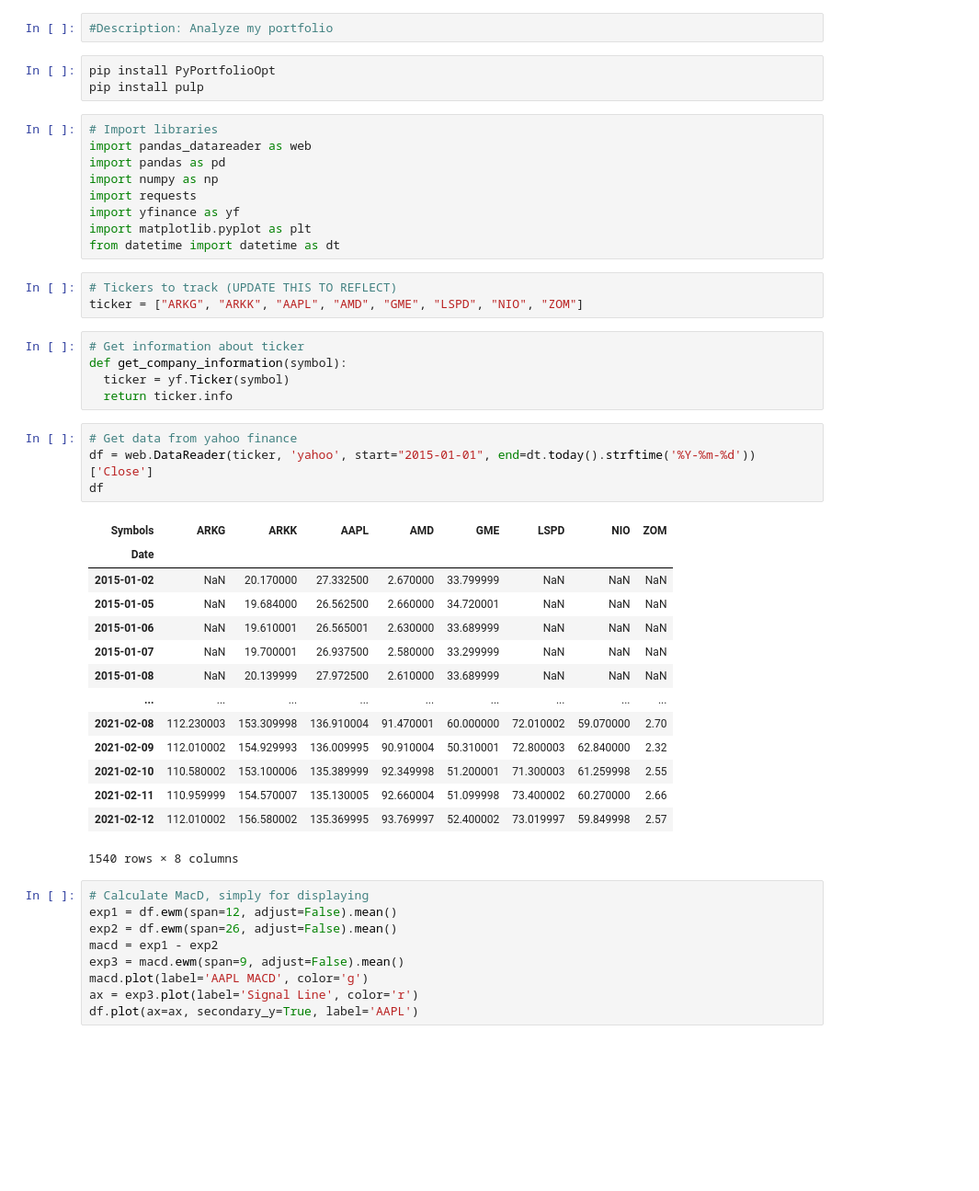
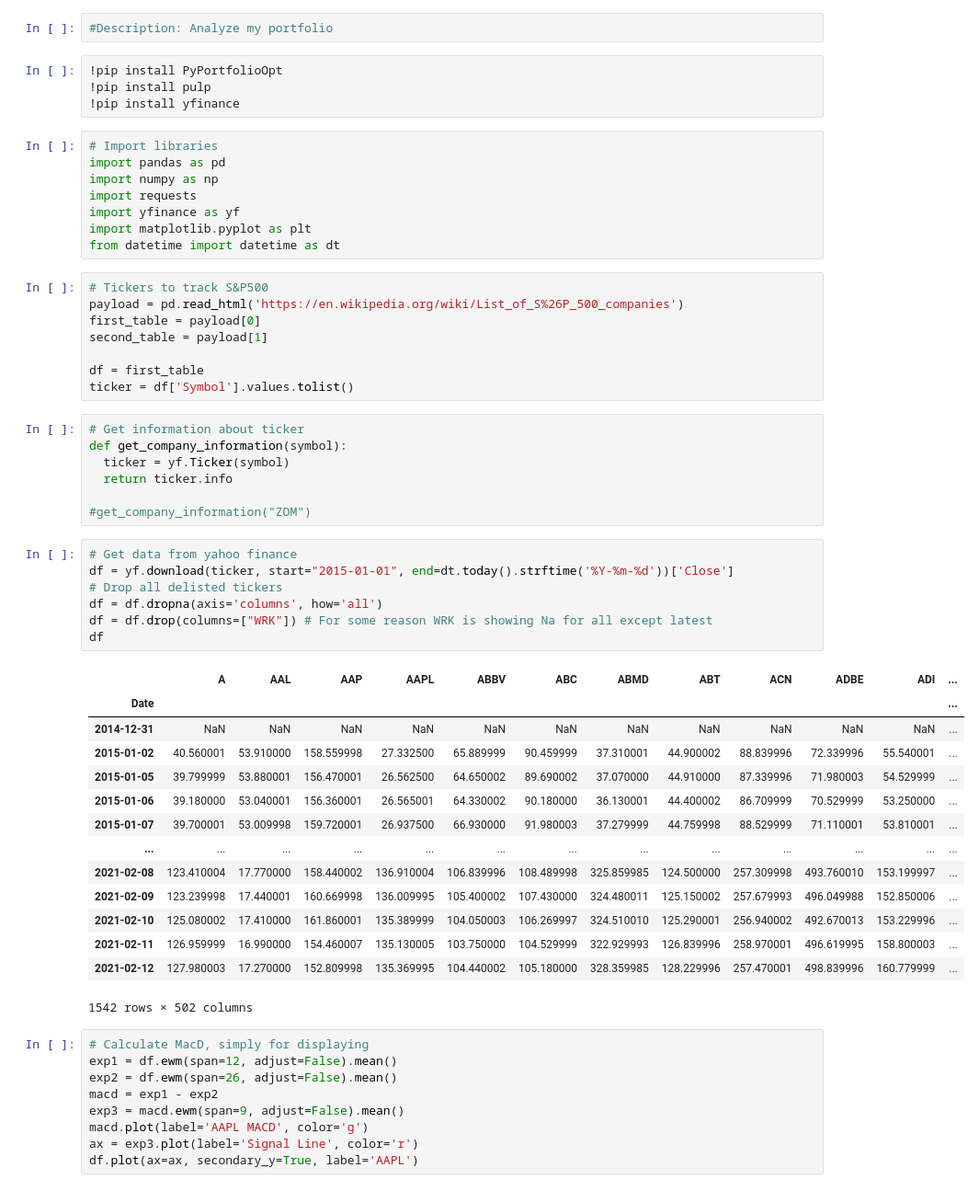
Before and after one commit to kriskirla/AllProjects, a Jupyter notebook: Algotrading/Portfolio_Analyzer.ipynb, the cells around one changed output. Shown at 92% size. Drawn from its saved outputs; the diff is of its cells as text; blank space fills up the shorter version.

```diff
--- a/Algotrading/Portfolio_Analyzer.ipynb
+++ b/Algotrading/Portfolio_Analyzer.ipynb
@@ -3,44 +3,54 @@
 # %%
 #Description: Analyze my portfolio
 # %%
-pip install PyPortfolioOpt
-pip install pulp
+!pip install PyPortfolioOpt
+!pip install pulp
+!pip install yfinance
 # %%
 # Import libraries
-import pandas_datareader as web
 import pandas as pd
 import numpy as np
 import requests
 import yfinance as yf
 import matplotlib.pyplot as plt
 from datetime import datetime as dt
-# %%
-# Tickers to track (UPDATE THIS TO REFLECT)
-ticker = ["ARKG", "ARKK", "AAPL", "AMD", "GME", "LSPD", "NIO", "ZOM"]
+# %%
+# Tickers to track S&P500
+payload = pd.read_html('https://en.wikipedia.org/wiki/List_of_S%26P_500_companies')
+first_table = payload[0]
+second_table = payload[1]
+
+df = first_table
+ticker = df['Symbol'].values.tolist()
 # %%
 # Get information about ticker
 def get_company_information(symbol):
   ticker = yf.Ticker(symbol)
   return ticker.info
+
+#get_company_information("ZOM")
 # %%
 # Get data from yahoo finance
-df = web.DataReader(ticker, 'yahoo', start="2015-01-01", end=dt.today().strftime('%Y-%m-%d'))['Close']
+df = yf.download(ticker, start="2015-01-01", end=dt.today().strftime('%Y-%m-%d'))['Close']
+# Drop all delisted tickers
+df = df.dropna(axis='columns', how='all')
+df = df.drop(columns=["WRK"]) # For some reason WRK is showing Na for all except latest
 df
 # %% [output]
-| Symbols | ARKG | ARKK | AAPL | AMD | GME | LSPD | NIO | ZOM |
-| Date |  |  |  |  |  |  |  |  |
-| 2015-01-02 | NaN | 20.170000 | 27.332500 | 2.670000 | 33.799999 | NaN | NaN | NaN |
-| 2015-01-05 | NaN | 19.684000 | 26.562500 | 2.660000 | 34.720001 | NaN | NaN | NaN |
-| 2015-01-06 | NaN | 19.610001 | 26.565001 | 2.630000 | 33.689999 | NaN | NaN | NaN |
-| 2015-01-07 | NaN | 19.700001 | 26.937500 | 2.580000 | 33.299999 | NaN | NaN | NaN |
-| 2015-01-08 | NaN | 20.139999 | 27.972500 | 2.610000 | 33.689999 | NaN | NaN | NaN |
-| ... | ... | ... | ... | ... | ... | ... | ... | ... |
-| 2021-02-08 | 112.230003 | 153.309998 | 136.910004 | 91.470001 | 60.000000 | 72.010002 | 59.070000 | 2.70 |
-| 2021-02-09 | 112.010002 | 154.929993 | 136.009995 | 90.910004 | 50.310001 | 72.800003 | 62.840000 | 2.32 |
-| 2021-02-10 | 110.580002 | 153.100006 | 135.389999 | 92.349998 | 51.200001 | 71.300003 | 61.259998 | 2.55 |
-| 2021-02-11 | 110.959999 | 154.570007 | 135.130005 | 92.660004 | 51.099998 | 73.400002 | 60.270000 | 2.66 |
-| 2021-02-12 | 112.010002 | 156.580002 | 135.369995 | 93.769997 | 52.400002 | 73.019997 | 59.849998 | 2.57 |
+|  | A | AAL | AAP | AAPL | ABBV | ABC | ABMD | ABT | ACN | ADBE | ADI | ... |
+| Date |  |  |  |  |  |  |  |  |  |  |  | ... |
+| 2014-12-31 | NaN | NaN | NaN | NaN | NaN | NaN | NaN | NaN | NaN | NaN | NaN | ... |
+| 2015-01-02 | 40.560001 | 53.910000 | 158.559998 | 27.332500 | 65.889999 | 90.459999 | 37.310001 | 44.900002 | 88.839996 | 72.339996 | 55.540001 | ... |
+| 2015-01-05 | 39.799999 | 53.880001 | 156.470001 | 26.562500 | 64.650002 | 89.690002 | 37.070000 | 44.910000 | 87.339996 | 71.980003 | 54.529999 | ... |
+| 2015-01-06 | 39.180000 | 53.040001 | 156.360001 | 26.565001 | 64.330002 | 90.180000 | 36.130001 | 44.400002 | 86.709999 | 70.529999 | 53.250000 | ... |
+| 2015-01-07 | 39.700001 | 53.009998 | 159.720001 | 26.937500 | 66.930000 | 91.980003 | 37.279999 | 44.759998 | 88.529999 | 71.110001 | 53.810001 | ... |
+| ... | ... | ... | ... | ... | ... | ... | ... | ... | ... | ... | ... | ... |
+| 2021-02-08 | 123.410004 | 17.770000 | 158.440002 | 136.910004 | 106.839996 | 108.489998 | 325.859985 | 124.500000 | 257.309998 | 493.760010 | 153.199997 | ... |
+| 2021-02-09 | 123.239998 | 17.440001 | 160.669998 | 136.009995 | 105.400002 | 107.430000 | 324.480011 | 125.150002 | 257.679993 | 496.049988 | 152.850006 | ... |
+| 2021-02-10 | 125.080002 | 17.410000 | 161.860001 | 135.389999 | 104.050003 | 106.269997 | 324.510010 | 125.290001 | 256.940002 | 492.670013 | 153.229996 | ... |
+| 2021-02-11 | 126.959999 | 16.990000 | 154.460007 | 135.130005 | 103.750000 | 104.529999 | 322.929993 | 126.839996 | 258.970001 | 496.619995 | 158.800003 | ... |
+| 2021-02-12 | 127.980003 | 17.270000 | 152.809998 | 135.369995 | 104.440002 | 105.180000 | 328.359985 | 128.229996 | 257.470001 | 498.839996 | 160.779999 | ... |
-1540 rows × 8 columns
+1542 rows × 502 columns
 # %%
 # Calculate MacD, simply for displaying
 exp1 = df.ewm(span=12, adjust=False).mean()
```
Also changed, not shown: parts of 5 cells of this notebook.
